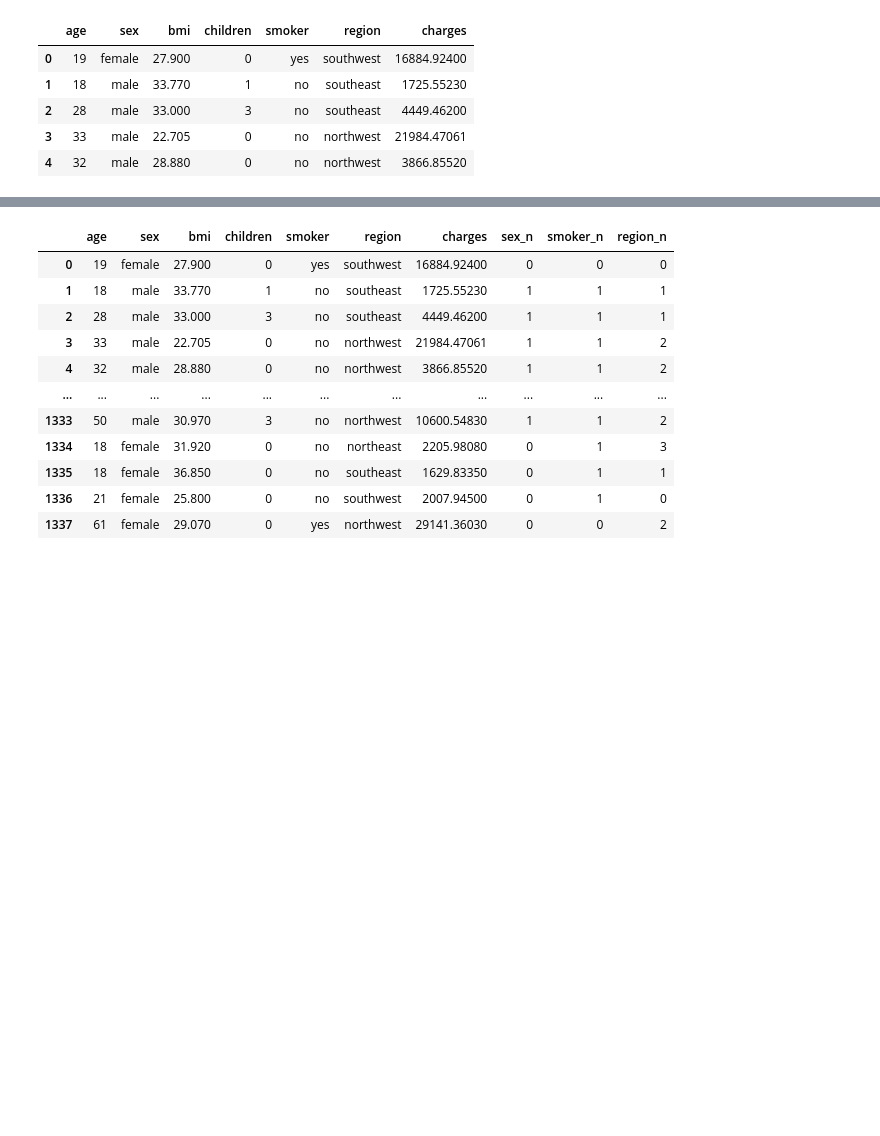
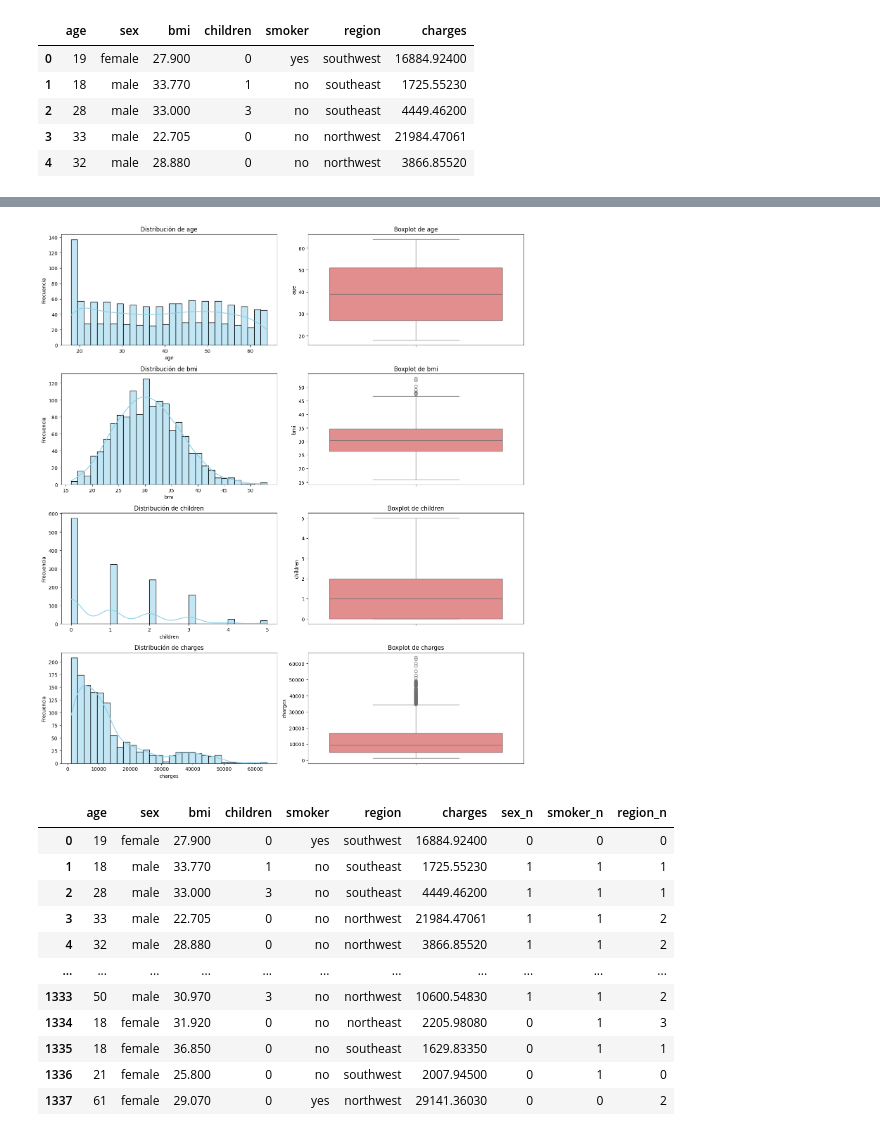
Before and after one commit to 4GeeksAcademy/Maldo1904-Tutorial_de_Proyecto_de_Regresi-n_Lineal, a Jupyter notebook: src/explore.ipynb, the cells around one changed output, grey strips where cells are left out. Saved outputs shown, nothing was run; the diff lists cells and outputs as text; code cells hidden in the pictures; blank space fills up the shorter version.

```diff
--- a/src/explore.ipynb
+++ b/src/explore.ipynb
@@ -51,3 +81,32 @@ df.to_csv('../data/raw/df_raw.csv',index=False)
+# %%
+#ANALISIS VARIABLE UNIVARIANTE
+#Variables númericas
+import matplotlib.pyplot as plt
+import seaborn as sns
+
+# Lista de variables numéricas a analizar
+columnas_numericas = ['age', 'bmi', 'children', 'charges']
+
+# Crear subplots para histogramas y boxplots
+fig, axes = plt.subplots(len(columnas_numericas), 2, figsize=(14, len(columnas_numericas) * 4))
+fig.subplots_adjust(hspace=0.5)
+
+for i, columna in enumerate(columnas_numericas):
+    # Histograma
+    sns.histplot(df[columna], bins=30, kde=True, ax=axes[i, 0], color='skyblue')
+    axes[i, 0].set_title(f"Distribución de {columna}")
+    axes[i, 0].set_xlabel(columna)
+    axes[i, 0].set_ylabel("Frecuencia")
+
+    # Boxplot
+    sns.boxplot(y=df[columna], ax=axes[i, 1], color='lightcoral')
+    axes[i, 1].set_title(f"Boxplot de {columna}")
+    axes[i, 1].set_xlabel("")
+
+plt.tight_layout()
+plt.show()
+# %% [output]
+[figure, added]
 # %%
 for column in df.columns:
     if df[column].dtype=='object':
```
Also changed, not shown: parts of 25 cells of this notebook, 1 other file.
